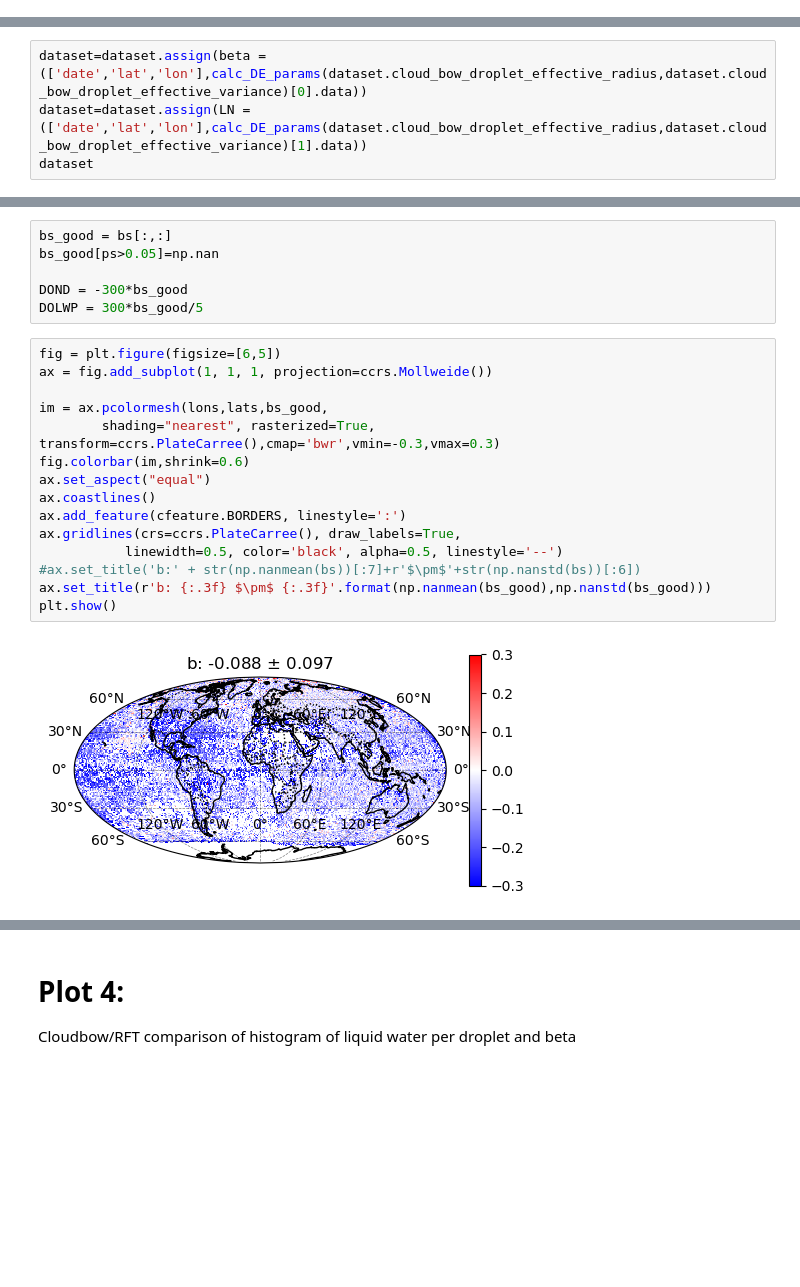
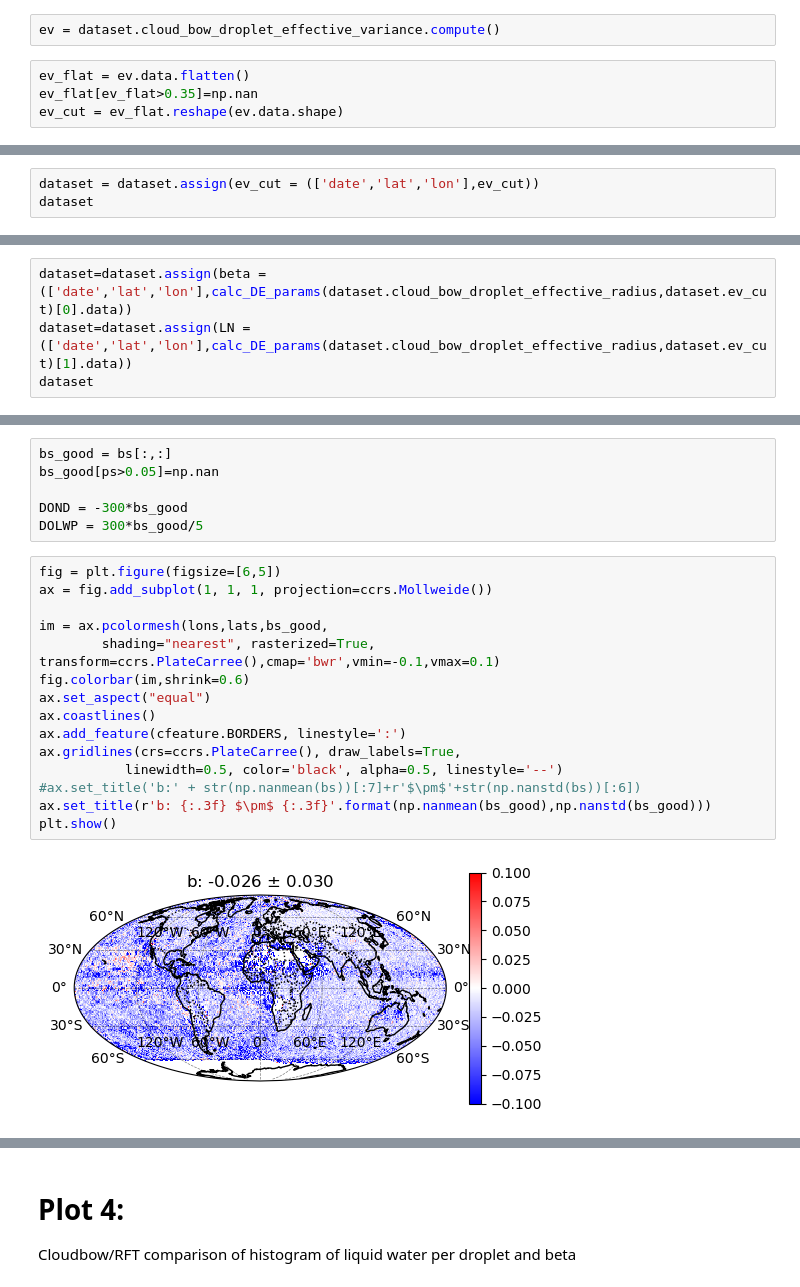
Before and after one commit to claresinger/mucloud-pacehack2025, a Jupyter notebook: Master_Plots.ipynb, the cells around one changed output, grey strips where cells are left out. Drawn from its saved outputs; the diff is of its cells as text; blank space fills up the shorter version.

Commit message:
Cut Effective Variance
Turns out HARP2 Ve retrievals are only valid up to 0.35? Anyways, cutting out values above that makes our fits much better.

```diff
--- a/Master_Plots.ipynb
+++ b/Master_Plots.ipynb
@@ -203,3 +203,9 @@ def calc_DE_params(er,ev):
     A = 4/3 * np.pi * density_water
     LN = A * (1-ev_u) * (1-2*ev_u) * er_u**3
     return(beta,LN.metpy.convert_units('g'))
+# %%
+ev = dataset.cloud_bow_droplet_effective_variance.compute()
+# %%
+ev_flat = ev.data.flatten()
+ev_flat[ev_flat>0.35]=np.nan
+ev_cut = ev_flat.reshape(ev.data.shape)
@@ -205,0 +216,3 @@ def calc_DE_params(er,ev):
+# %%
+dataset = dataset.assign(ev_cut = (['date','lat','lon'],ev_cut))
+dataset
@@ -206,5 +237,5 @@ def calc_DE_params(er,ev):
 # %%
-dataset=dataset.assign(beta = (['date','lat','lon'],calc_DE_params(dataset.cloud_bow_droplet_effective_radius,dataset.cloud_bow_droplet_effective_variance)[0].data))
-dataset=dataset.assign(LN = (['date','lat','lon'],calc_DE_params(dataset.cloud_bow_droplet_effective_radius,dataset.cloud_bow_droplet_effective_variance)[1].data))
+dataset=dataset.assign(beta = (['date','lat','lon'],calc_DE_params(dataset.cloud_bow_droplet_effective_radius,dataset.ev_cut)[0].data))
+dataset=dataset.assign(LN = (['date','lat','lon'],calc_DE_params(dataset.cloud_bow_droplet_effective_radius,dataset.ev_cut)[1].data))
 dataset
 # %% [output]
@@ -391,20 +422,20 @@ DOLWP = 300*bs_good/5
 # %%
 fig = plt.figure(figsize=[6,5])
 ax = fig.add_subplot(1, 1, 1, projection=ccrs.Mollweide())
 
 im = ax.pcolormesh(lons,lats,bs_good,
-        shading="nearest", rasterized=True, transform=ccrs.PlateCarree(),cmap='bwr',vmin=-0.3,vmax=0.3)
+        shading="nearest", rasterized=True, transform=ccrs.PlateCarree(),cmap='bwr',vmin=-0.1,vmax=0.1)
 fig.colorbar(im,shrink=0.6)
 ax.set_aspect("equal")
 ax.coastlines()
 ax.add_feature(cfeature.BORDERS, linestyle=':')
 ax.gridlines(crs=ccrs.PlateCarree(), draw_labels=True,
            linewidth=0.5, color='black', alpha=0.5, linestyle='--')
 #ax.set_title('b:' + str(np.nanmean(bs))[:7]+r'$\pm$'+str(np.nanstd(bs))[:6])
 ax.set_title(r'b: {:.3f} $\pm$ {:.3f}'.format(np.nanmean(bs_good),np.nanstd(bs_good)))
 plt.show()
 # %% [output]
-[figure, old version]
+[figure, new version]
 # %%
 fig = plt.figure(figsize=[12,10])
 ax = fig.add_subplot(1, 2, 1, projection=ccrs.Mollweide())
```
Also changed, not shown: parts of 10 cells of this notebook.
